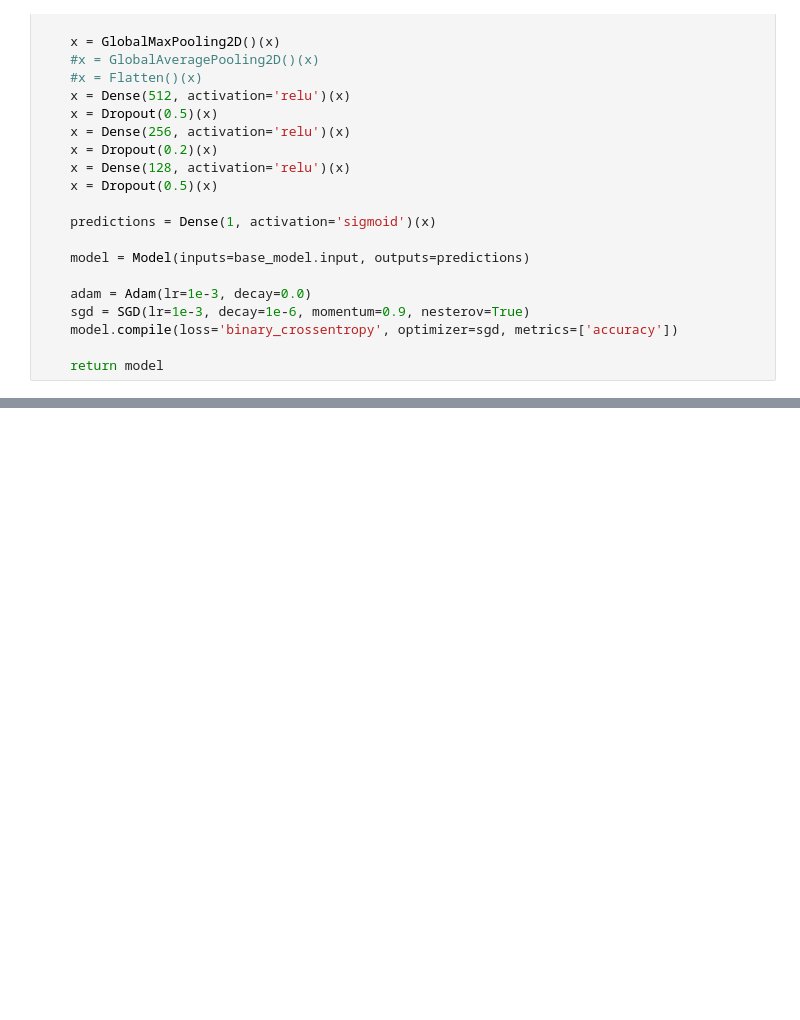
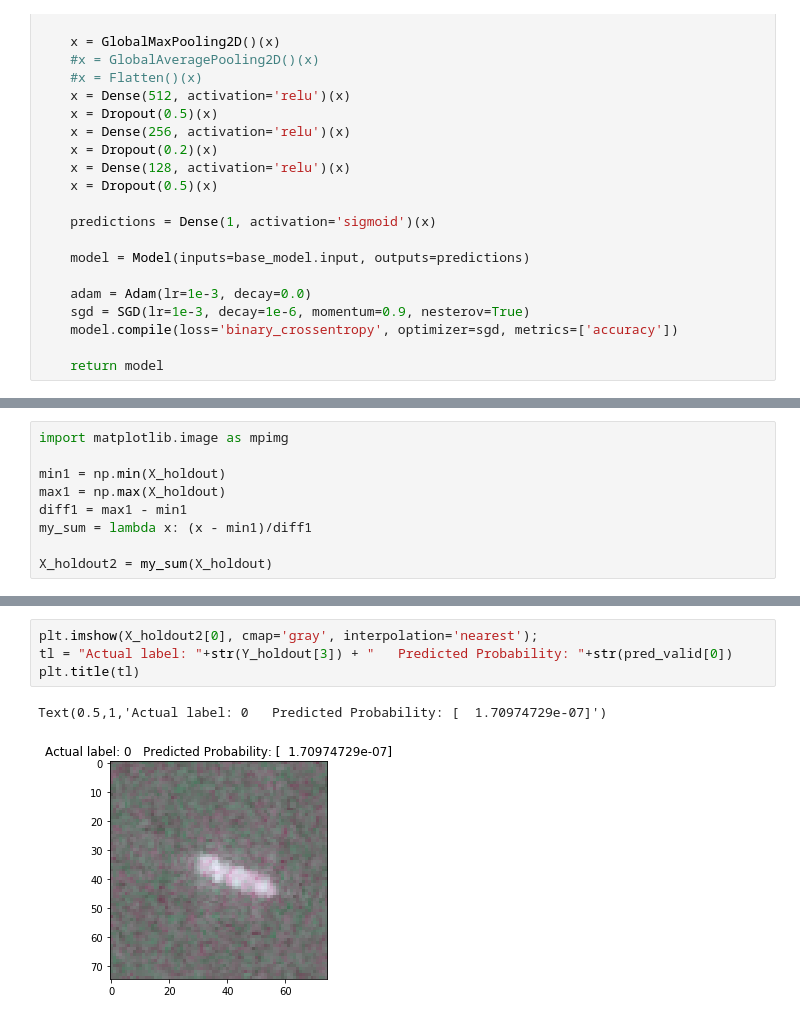
Before and after one commit to elkrojo/iceberg-spotter, a Jupyter notebook: iceberg_spotter.ipynb, the cells around one changed output, grey strips where cells are left out. Saved outputs shown, nothing was run; the diff lists cells and outputs as text; blank space fills up the shorter version.

```diff
--- a/iceberg_spotter.ipynb
+++ b/iceberg_spotter.ipynb
@@ -499,0 +596,9 @@ tlearn_submission.to_csv('submissions/tlearn_submission.csv', index=False)
+# %%
+import matplotlib.image as mpimg
+
+min1 = np.min(X_holdout)
+max1 = np.max(X_holdout)
+diff1 = max1 - min1
+my_sum = lambda x: (x - min1)/diff1
+
+X_holdout2 = my_sum(X_holdout)
@@ -499,0 +625,7 @@ tlearn_submission.to_csv('submissions/tlearn_submission.csv', index=False)
+# %%
+plt.imshow(X_holdout2[0], cmap='gray', interpolation='nearest');
+tl = "Actual label: "+str(Y_holdout[3]) + "   Predicted Probability: "+str(pred_valid[0])
+plt.title(tl)
+# %% [output]
+Text(0.5,1,'Actual label: 0   Predicted Probability: [  1.70974729e-07]')
+[figure, added]
```
Also changed, not shown: parts of 28 cells of this notebook.
